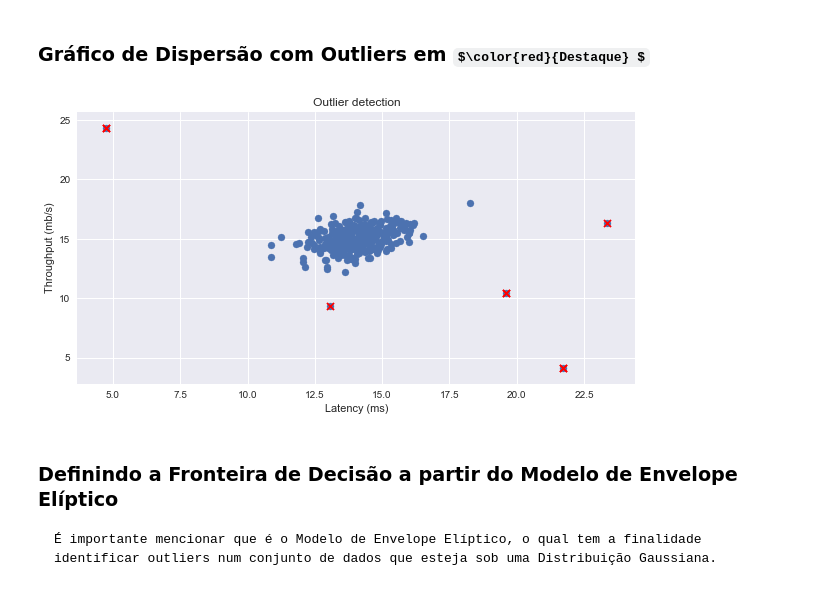
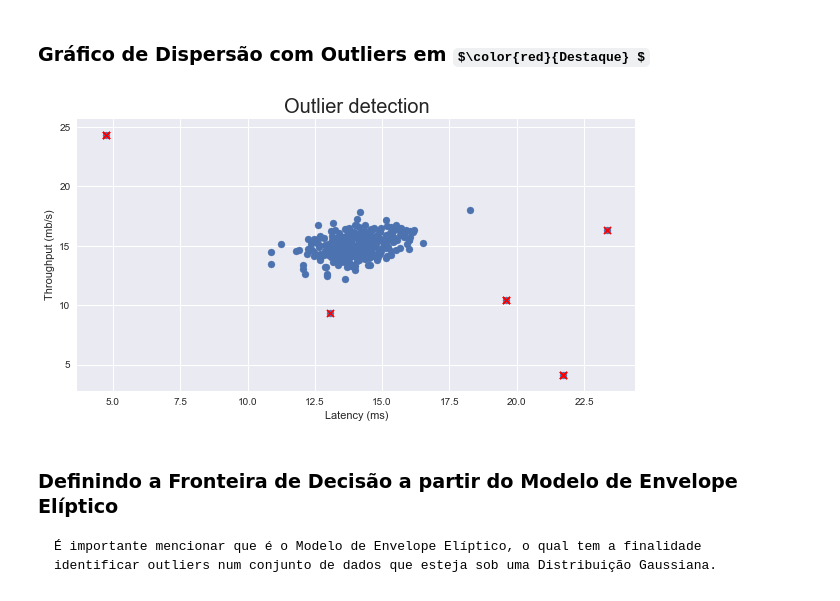
Before and after one commit to gassantos/ML4Edatics, a Jupyter notebook: Relatório de Aprendizado de Máquina - Trabalho2B.ipynb, the cells around one changed output. Drawn from its saved outputs; the diff is of its cells as text; code cells hidden in the pictures; some formulas as TeX source.

```diff
--- a/Relatório de Aprendizado de Máquina - Trabalho2B.ipynb
+++ b/Relatório de Aprendizado de Máquina - Trabalho2B.ipynb
@@ -25,8 +47,9 @@ dict_keys(['__header__', '__version__', '__globals__', 'X', 'Xval', 'yval'])
 # %%
-X = data['X']
-print('X:', X.shape)
+X_serie = data['X']
 Xval = data['Xval']
-print('Xval:', Xval.shape)
 yval = data['yval']
-print('yval:', yval.shape)
+
+print(X_serie.shape)
+print(Xval.shape)
+print(yval.shape)
 # %% [output]
@@ -46,8 +58,0 @@ dtype: object
-# %%
-X_serie = pd.Series(data)['X']
-Xval = pd.Series(data)['Xval']
-yval = pd.Series(data)['yval']
-
-print(X_serie.shape)
-print(Xval.shape)
-print(yval.shape)
@@ -142,11 +145,11 @@ array([ 0.183842  ,  0.20221694,  0.21746136,  0.19778763,  0.20858956,
         0.21520366,  0.1280081 ,  0.21768113,  0.21539967,  0.16913173])
 # %%
 
-P = np.zeros((X.shape[0], X.shape[1]))
-P[:,0] = norm(mu[0], sigma[0]).pdf(X[:,0])
-P[:,1] = norm(mu[1], sigma[1]).pdf(X[:,1])
+P = np.zeros((X_serie.shape[0], X_serie.shape[1]))
+P[:,0] = norm(mu[0], sigma[0]).pdf(X_serie[:,0])
+P[:,1] = norm(mu[1], sigma[1]).pdf(X_serie[:,1])
 # %%
-P_val = np.zeros((X.shape[0], X.shape[1]))
+P_val = np.zeros((X_serie.shape[0], X_serie.shape[1]))
 P_val[:,0] = norm(mu[0], sigma[0]).pdf(Xval[:,0])
 P_val[:,1] = norm(mu[1], sigma[1]).pdf(Xval[:,1])
 # %%
@@ -165,13 +168,13 @@ outliers
 # %%
 ### Visualização Gráfica com os Outliers
 plt.figure(figsize=(10,5))
-plt.scatter(X[:,0], X[:,1])
-plt.scatter(X[outliers[0],0], X[outliers[0],1], s=50, color='r', marker='x')
-plt.title("Outlier detection")
+plt.scatter(X_serie[:,0], X_serie[:,1])
+plt.scatter(X_serie[outliers[0],0], X_serie[outliers[0],1], s=50, color='r', marker='x')
+plt.title("Outlier detection", fontsize=20)
 plt.xlabel('Latency (ms)')
 plt.ylabel('Throughput (mb/s)');
 # %% [output]
-[figure, old version]
+[figure, new version]
 # %% [markdown]
 ### Definindo a Fronteira de Decisão a partir do Modelo de Envelope Elíptico
 
```
Also changed, not shown: parts of 21 cells of this notebook.
